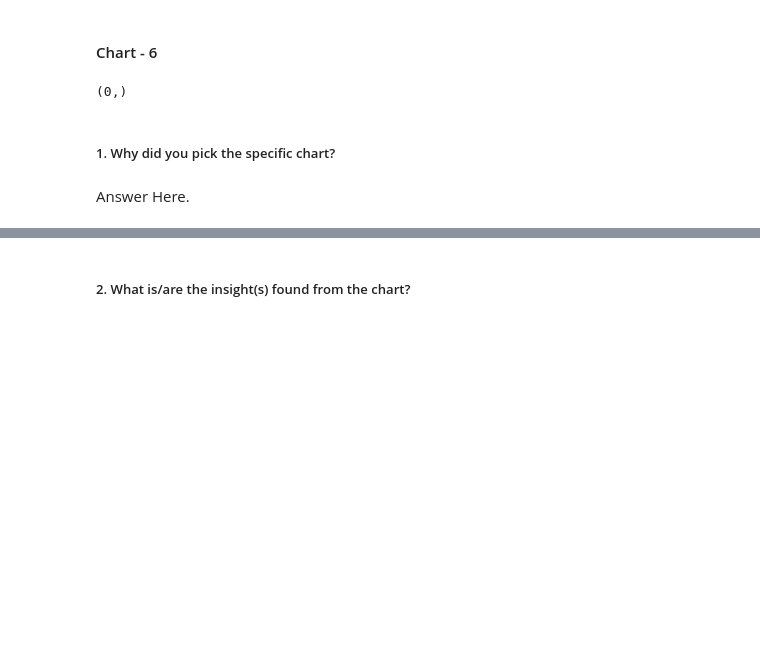
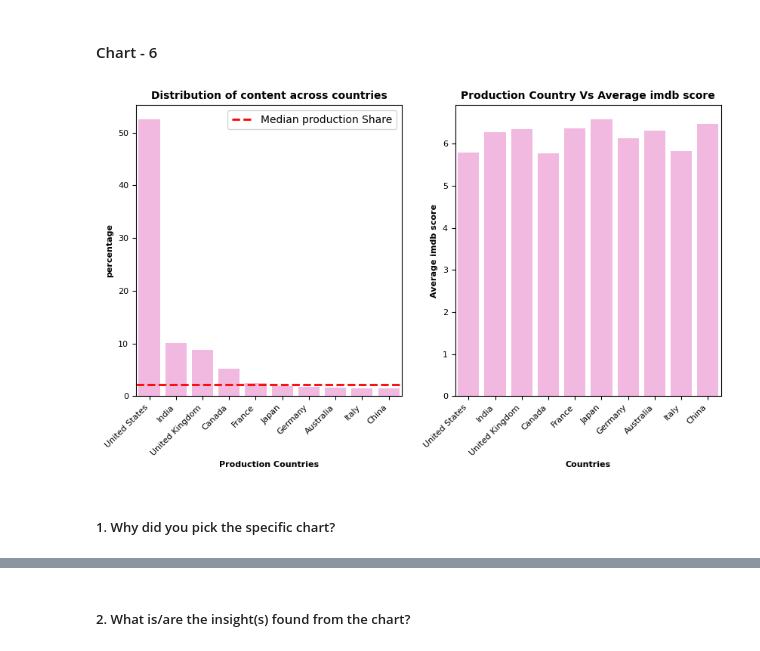
Before and after one commit to Giraj12/EDA--Capstone-Project, a Jupyter notebook: Amazon_Shows_EDA_.ipynb, the cells around one changed output, grey strips where cells are left out. Cells and saved outputs as stored; diff of their text form; code cells hidden in the pictures; blank space fills up the shorter version.

Commit message:
genres and production_countries analysis

```diff
--- a/Amazon_Shows_EDA_.ipynb
+++ b/Amazon_Shows_EDA_.ipynb
@@ -1333,13 +1334,57 @@ Are there any insights that lead to negative growth? Justify with specific reaso
   *   Business action: Be selective with horror acquisitions; focus on innovative, critically well-received horror to avoid alienating viewers and maintain credibility.
 # %% [markdown]
 #### Chart - 6
-# %%
-# Chart - 6 visualization code
-condition=df['production_countries']==
-df.loc[condition, "pro
-# %% [output]
-(0,)
+# %%
+# Chart - 6 visualization code
+
+country_code_to_full_name = {
+    'US': 'United States',
+    'GB': 'United Kingdom',
+    'IN': 'India',
+    'CA': 'Canada',
+    'FR': 'France',
+    'DE': 'Germany',
+    'JP': 'Japan',
+    'AU': 'Australia',
+    'CN': 'China',
+    'IT': 'Italy',
+}
+
+
+fig,ax=plt.subplots(1,2, figsize=(10,5))
+# distibution of content by production_countries
+region_count=df.groupby("production_countries")['id'].nunique()
+region_percent=(region_count/region_count.sum())*100
+region_percent=region_percent.reset_index().sort_values(by='id', ascending=False)
+region_percent=region_percent.head(10) # Considering top 10 production_countries for analysis
+country_labels=[country_code_to_full_name[code] for code in region_percent['production_countries']]
+sns.barplot(data=region_percent, x='production_countries', y='id', ax=ax[0], color=sns.color_palette("pastel")[6])
+ax[0].set_title('Distribution of content across countries', fontdict={'fontsize': 10, 'fontweight': 'bold'})
+ax[0].set_xlabel('Production Countries', fontdict={'fontsize': 8, 'fontweight': 'bold'})
+ax[0].set_ylabel('percentage', fontdict={'fontsize': 8, 'fontweight': 'bold'})
+ax[0].axhline(y= region_percent['id'].median(), color='red', linestyle='--', linewidth=2, label='Median production Share')
+ax[0].legend(loc='upper right')
+ax[0].tick_params(axis='x', labelsize=8, rotation=90)
+ax[0].tick_params(axis='y', labelsize=8)
+ax[0].set_xticks(region_percent['production_countries']) # fixed Locator
+ax[0].set_xticklabels(country_labels, rotation=45, ha='right');
+
+
+# production_countries vs avg imdb_score
+# In my df if i directly group by production_countries then there might be cases where multiple rows refers to same movie.
+# So in order to calculate correct avg_imdb_rating we need to drop duplicate rows with subset=(id,production_countries) so that each movie is counted once for calculating average.
+region_df=df.drop_duplicates(subset=['id', 'production_countries'])
+region_df=region_df.groupby('production_countries')['imdb_score'].mean().reset_index()
+region_order=region_percent['production_countries'].tolist() # to maintain same order of countries in both the bar plots.
+sns.barplot(data=region_df, x='production_countries', y='imdb_score', ax=ax[1], order=region_order, color=sns.color_palette("pastel")[6])
+ax[1].set_title('Production Country Vs Average imdb score', fontdict={'fontsize': 10, 'fontweight': 'bold'})
+ax[1].set_xlabel('Countries', fontdict={'fontsize': 8, 'fontweight': 'bold'})
+ax[1].set_ylabel('Average imdb score', fontdict={'fontsize': 8, 'fontweight': 'bold'})
+ax[1].tick_params(axis='x', labelsize=8, rotation=90)
+ax[1].tick_params(axis='y', labelsize=8)
+ax[1].set_xticks(region_percent['production_countries']) # fixed Locator
+ax[1].set_xticklabels(country_labels, rotation=45, ha='right');
+# %% [output]
+[figure, added]
 # %% [markdown]
 ##### 1. Why did you pick the specific chart?
-# %% [markdown]
-Answer Here.
```
Also changed, not shown: parts of 15 cells of this notebook.
